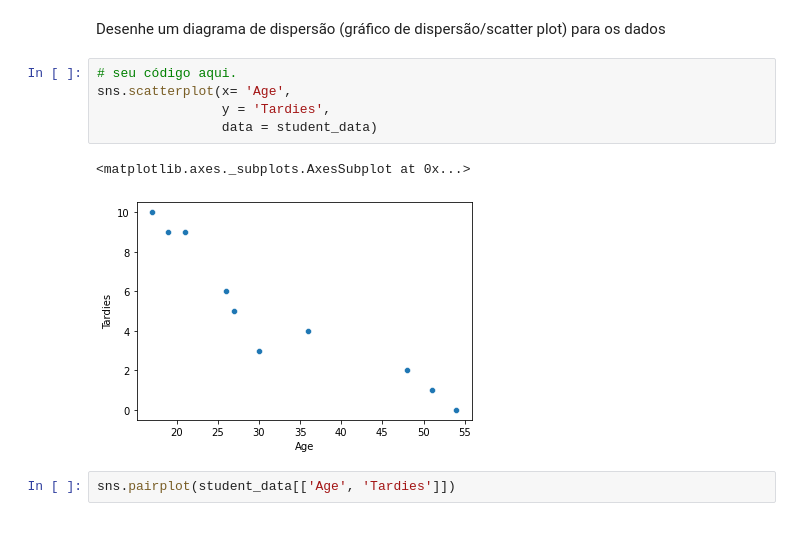
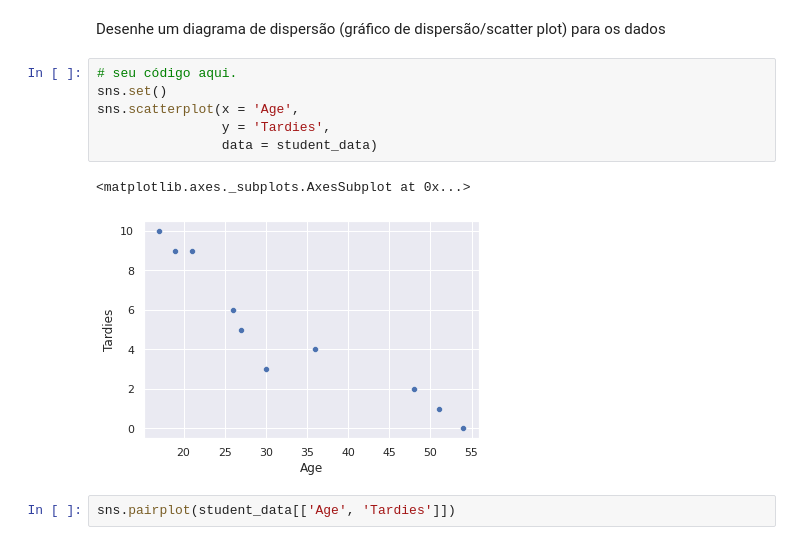
Before and after one commit to carolvieirav/Estatistica_Python, a Jupyter notebook: Regressao_Linear_Simples/resolução_exercicio_RL_simples.ipynb, the cells around one changed output. Cells and saved outputs as stored; diff of their text form.

```diff
--- a/Regressao_Linear_Simples/resolução_exercicio_RL_simples.ipynb
+++ b/Regressao_Linear_Simples/resolução_exercicio_RL_simples.ipynb
@@ -50,12 +52,13 @@ student_data
 Desenhe um diagrama de dispersão (gráfico de dispersão/scatter plot) para os dados
 # %%
 # seu código aqui.
-sns.scatterplot(x= 'Age',
+sns.set()
+sns.scatterplot(x = 'Age',
                 y = 'Tardies',
                 data = student_data)
 # %% [output]
 <matplotlib.axes._subplots.AxesSubplot at 0x...>
-[figure, old version]
+[figure, new version]
 # %%
 sns.pairplot(student_data[['Age', 'Tardies']])
 # %% [output]
```
Also changed, not shown: parts of 12 cells of this notebook.
